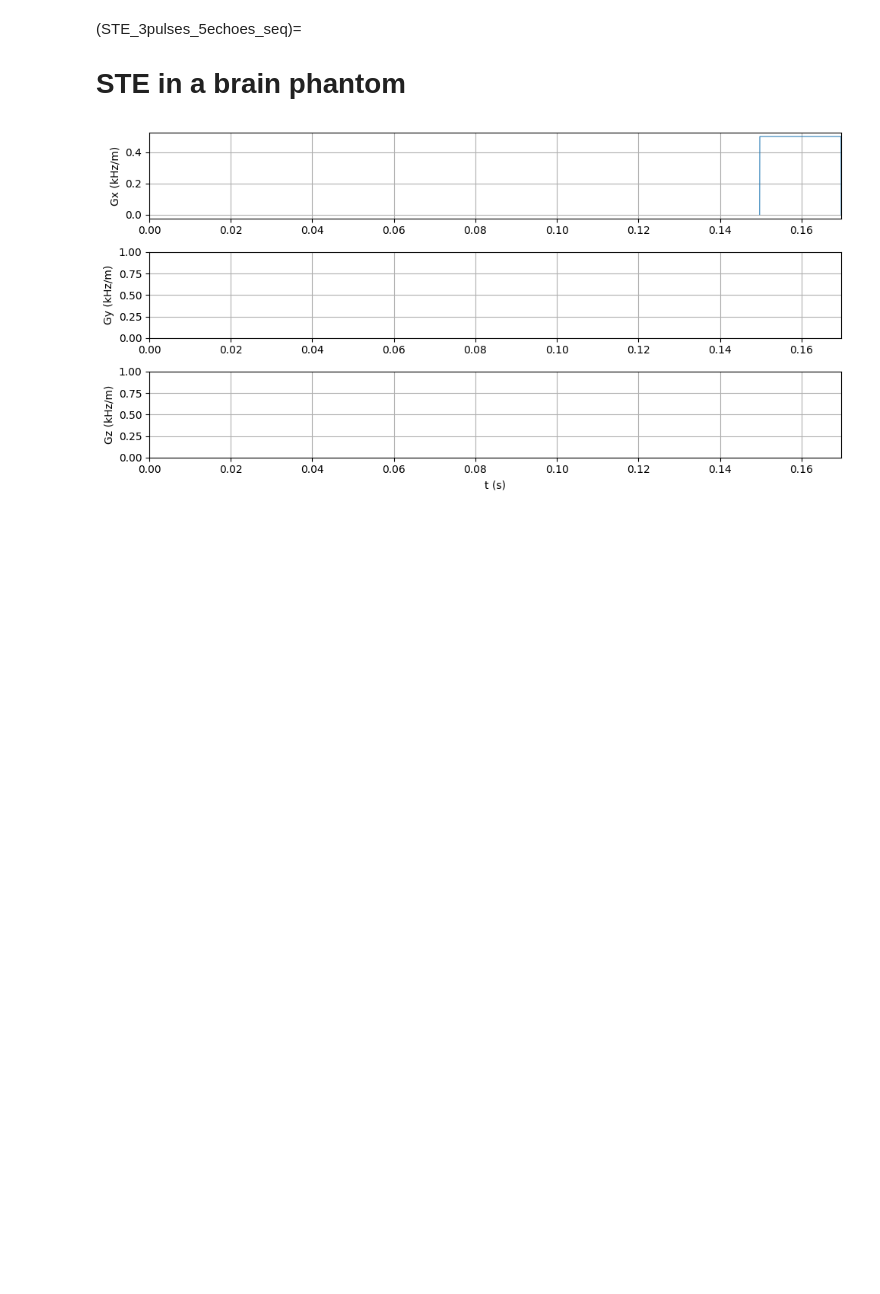
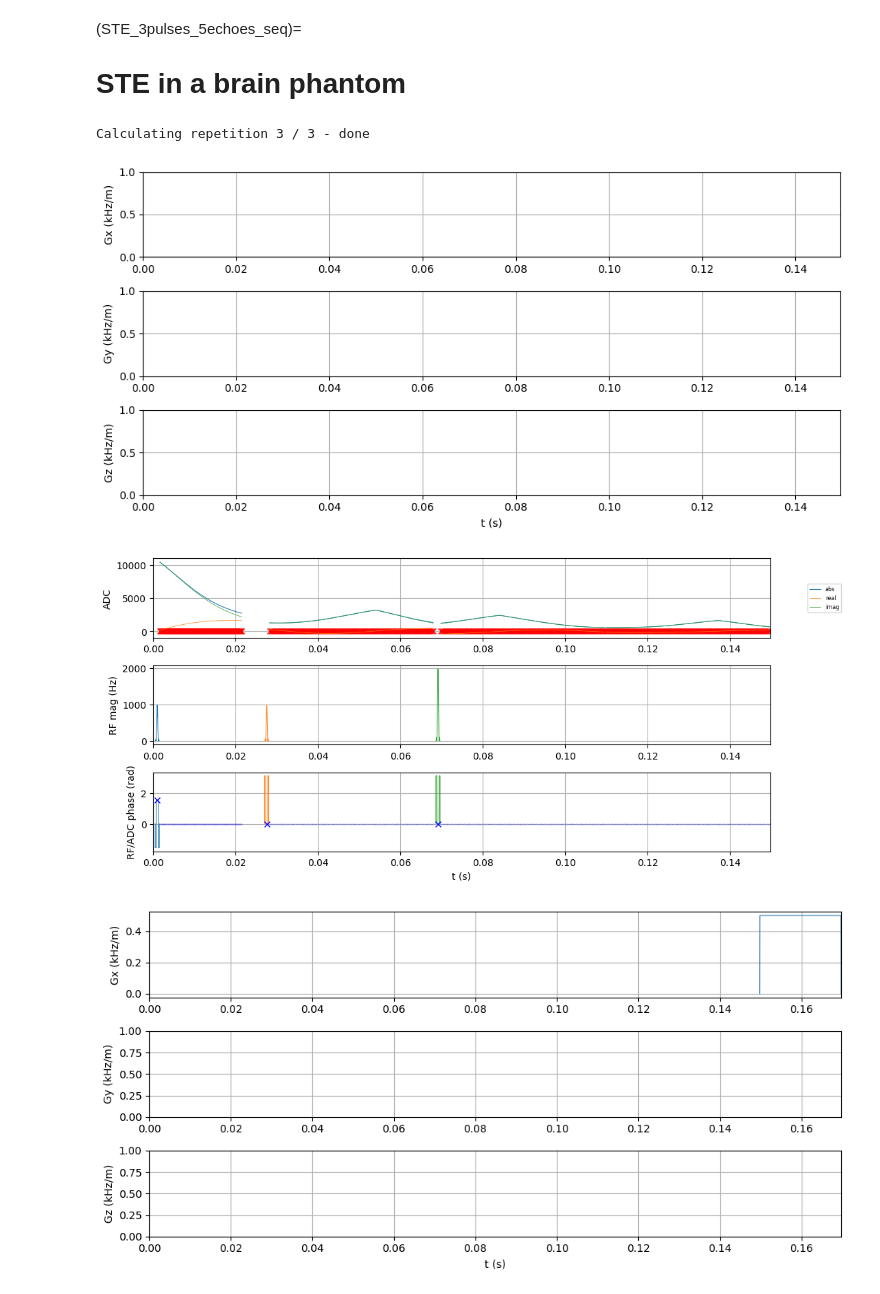
Before and after one commit to MRsources/MRzero-Core, a Jupyter notebook: documentation/playground_mr0/mr0_STE_3pulses_5echoes_seq.ipynb, the cells around one changed output. Saved outputs shown, nothing was run; the diff lists cells and outputs as text; code cells hidden in the pictures; blank space fills up the shorter version.

Commit message:
added quick sim

```diff
--- a/documentation/playground_mr0/mr0_STE_3pulses_5echoes_seq.ipynb
+++ b/documentation/playground_mr0/mr0_STE_3pulses_5echoes_seq.ipynb
@@ -73,6 +90,16 @@ seq.add_block(adc2)
 seq.add_block(rf3)
 seq.add_block(adc2)
 seq.add_block(adc2)
+# %%
+#@title quick 2D brain phantom sim and plot
+signal = mr0.util.simulate_2d(seq,)
+seq.plot(plot_now=False)
+mr0.util.insert_signal_plot(seq=seq, signal =signal.numpy())
+plt.show()
+# %% [output]
+Calculating repetition 3 / 3 - done
+[figure, added]
+[figure, added]
 # %%
 #@title STE in a brain phantom - run
 # Bug: pypulseq 1.3.1post1 write() crashes when there is no gradient event
```
Also changed, not shown: parts of 1 cell of this notebook.
